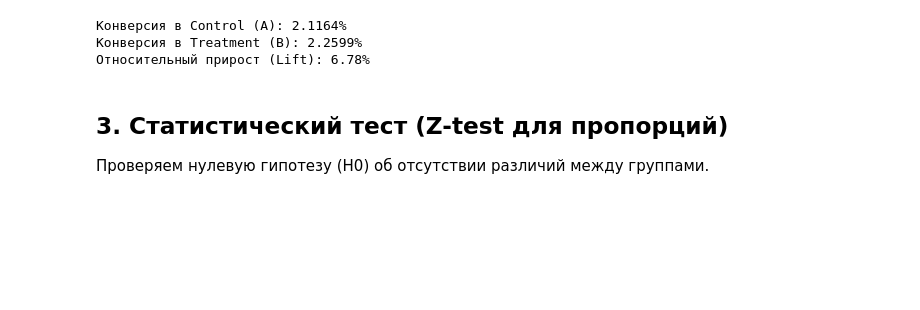
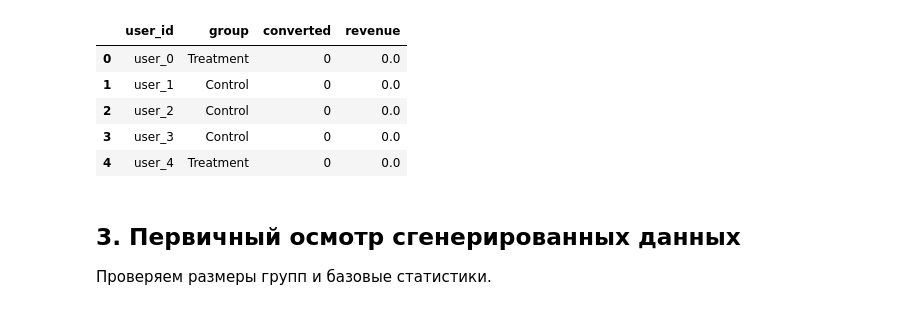
Before and after one commit to veta-suhih/ecommerce-funnel-ab-test, a Jupyter notebook: notebooks/02_ab_test_analysis.ipynb, the cells around one changed output. Cells and saved outputs as stored; diff of their text form; code cells hidden in the pictures; blank space fills up the shorter version.

```diff
--- a/notebooks/02_ab_test_analysis.ipynb
+++ b/notebooks/02_ab_test_analysis.ipynb
@@ -31,20 +28,13 @@ plt.rcParams["figure.figsize"] = (10, 6)
 # %%
-p1 = 0.021
-p2 = 0.024
+p1 = 0.030
+p2 = 0.033
 alpha = 0.05
-power = 0.8
+power = 0.80
 
-# Коэффициент размера эффекта (Cohen's h)
 effect_size = (2 * np.arcsin(np.sqrt(p2))) - (2 * np.arcsin(np.sqrt(p1)))
-
 analysis = NormalIndPower()
-sample_size = analysis.solve_power(
-    effect_size=effect_size,
-    alpha=alpha,
-    power=power,
-    ratio=1.0,
-    alternative='two-sided'
-)
+sample_size = analysis.solve_power(effect_size=effect_size, alpha=alpha, power=power, ratio=1.0, alternative='two-sided')
 
 print(f"Необходимый размер выборки на каждую группу: {int(np.ceil(sample_size)):,} пользователей")
+print(f"Общий необходимый трафик: {int(np.ceil(sample_size)) * 2:,} пользователей")
 # %% [output]
@@ -55,24 +56,38 @@ print(f"Необходимый размер выборки на каждую г
 # %%
-n_A = int(np.ceil(sample_size))
-n_B = int(np.ceil(sample_size))
+np.random.seed(42)
+n_users = int(np.ceil(sample_size))
 
-# Генерация бинарных исходов (1 - покупка, 0 - нет)
-np.random.seed(42)
-group_A = np.random.choice([0, 1], size=n_A, p=[1-p1, p1])
-group_B = np.random.choice([0, 1], size=n_B, p=[1-p2, p2])
+users = [f"user_{i}" for i in range(n_users * 2)]
+groups = ['Control'] * n_users + ['Treatment'] * n_users
+np.random.shuffle(groups)
 
-# Фактические конверсии в симуляции
-conv_A = group_A.mean()
-conv_B = group_B.mean()
+df_ab = pd.DataFrame({'user_id': users, 'group': groups})
 
-print(f"Конверсия в Control (A): {conv_A:.4%}")
-print(f"Конверсия в Treatment (B): {conv_B:.4%}")
-print(f"Относительный прирост (Lift): {(conv_B / conv_A - 1):.2%}")
+conversion_probs = {'Control': 0.030, 'Treatment': 0.033}
+df_ab['converted'] = df_ab.apply(
+    lambda row: np.random.choice([0, 1], p=[1-conversion_probs[row['group']], conversion_probs[row['group']]]),
+    axis=1
+)
+
+# Инициализируем колонку как float (0.0)
+df_ab['revenue'] = 0.0
+
+aov_means = {'Control': 3500, 'Treatment': 3800}
+for group in ['Control', 'Treatment']:
+    mask = (df_ab['group'] == group) & (df_ab['converted'] == 1)
+    df_ab.loc[mask, 'revenue'] = np.random.normal(aov_means[group], 1500, size=mask.sum())
+    df_ab.loc[df_ab['revenue'] < 0, 'revenue'] = 0.0
+
+display(df_ab.head())
 # %% [output]
-Конверсия в Control (A): 2.1164%
-Конверсия в Treatment (B): 2.2599%
-Относительный прирост (Lift): 6.78%
+|  | user_id | group | converted | revenue |
+| 0 | user_0 | Treatment | 0 | 0.0 |
+| 1 | user_1 | Control | 0 | 0.0 |
+| 2 | user_2 | Control | 0 | 0.0 |
+| 3 | user_3 | Control | 0 | 0.0 |
+| 4 | user_4 | Treatment | 0 | 0.0 |
 # %% [markdown]
-## 3. Статистический тест (Z-test для пропорций)
-Проверяем нулевую гипотезу (H0) об отсутствии различий между группами.
+## 3. Первичный осмотр сгенерированных данных
+
+Проверяем размеры групп и базовые статистики.
 # %%
```
Also changed, not shown: parts of 19 cells of this notebook, 11 other files.
